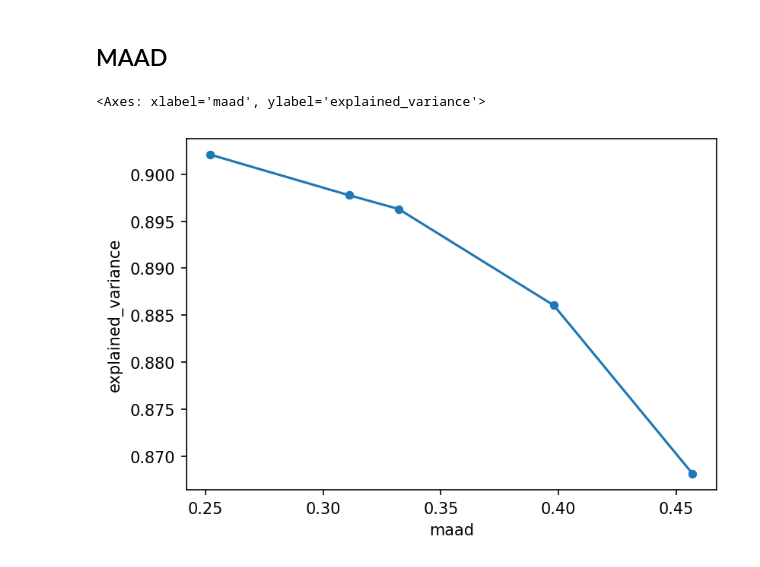
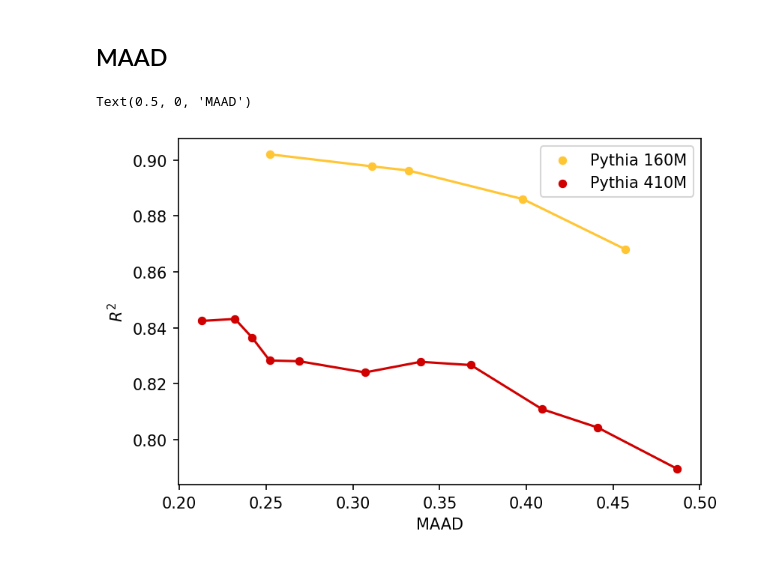
Before and after one commit to ghidav/group-sae, a Jupyter notebook: recon/analysis.ipynb, the cells around one changed output. Drawn from its saved outputs; the diff is of its cells as text; code cells hidden in the pictures.

Commit message:
MAAD analysis

```diff
--- a/recon/analysis.ipynb
+++ b/recon/analysis.ipynb
@@ -9,19 +10,30 @@ import seaborn as sns
 p160_eval = pd.read_csv("eval/pythia_160m_jumprelu_cluster.csv")
 p160_maad = pd.read_json("../groups/maad/pythia_160m.json").T
 
+p410_eval = pd.read_csv("eval/pythia_410m_jumprelu_cluster.csv")
+p410_maad = pd.read_json("../groups/maad/pythia_410m.json").T
+
 g2_eval = pd.read_csv("eval/gemma2_2b_jumprelu_cluster.csv")
 g2_maad = pd.read_json("../groups/maad/gemma2_2b.json").T
 # %%
 p160_eval = p160_eval.join(p160_maad["maad"], on="G")
+p410_eval = p410_eval.join(p410_maad["maad"], on="G")
 g2_eval = g2_eval.join(g2_maad["maad"], on="G")
 # %%
 p160_plot = p160_eval.groupby("G").mean()
+p410_plot = p410_eval.groupby("G").mean()
 g2_plot = g2_eval.groupby("G").mean()
 # %%
 fig = plt.figure(figsize=(6, 4), dpi=150)
 
-sns.lineplot(p160_plot, x="maad", y="explained_variance")
-sns.scatterplot(p160_plot, x="maad", y="explained_variance")
+sns.lineplot(p160_plot, x="maad", y="explained_variance", color=palette[0])
+sns.scatterplot(p160_plot, x="maad", y="explained_variance", label="Pythia 160M", color=palette[0])
+
+sns.lineplot(p410_plot, x="maad", y="explained_variance", color=palette[3])
+sns.scatterplot(p410_plot, x="maad", y="explained_variance", label="Pythia 410M", color=palette[3])
+
+plt.ylabel(r"$R^2$")
+plt.xlabel("MAAD")
 # %% [output]
-<Axes: xlabel='maad', ylabel='explained_variance'>
+Text(0.5, 0, 'MAAD')
-[figure, old version]
+[figure, new version]
```
Also changed, not shown: parts of 1 cell of this notebook, 1 other file.
